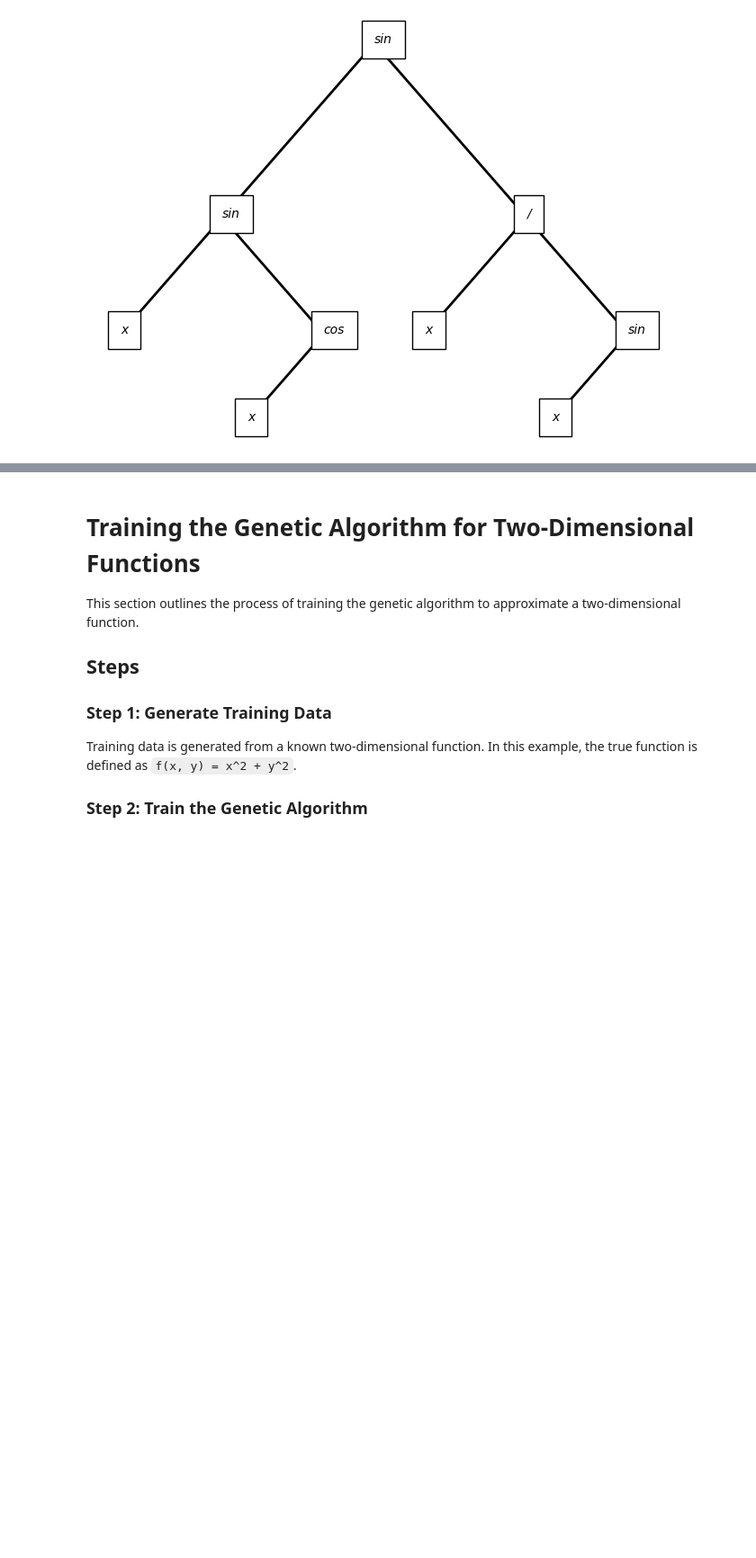
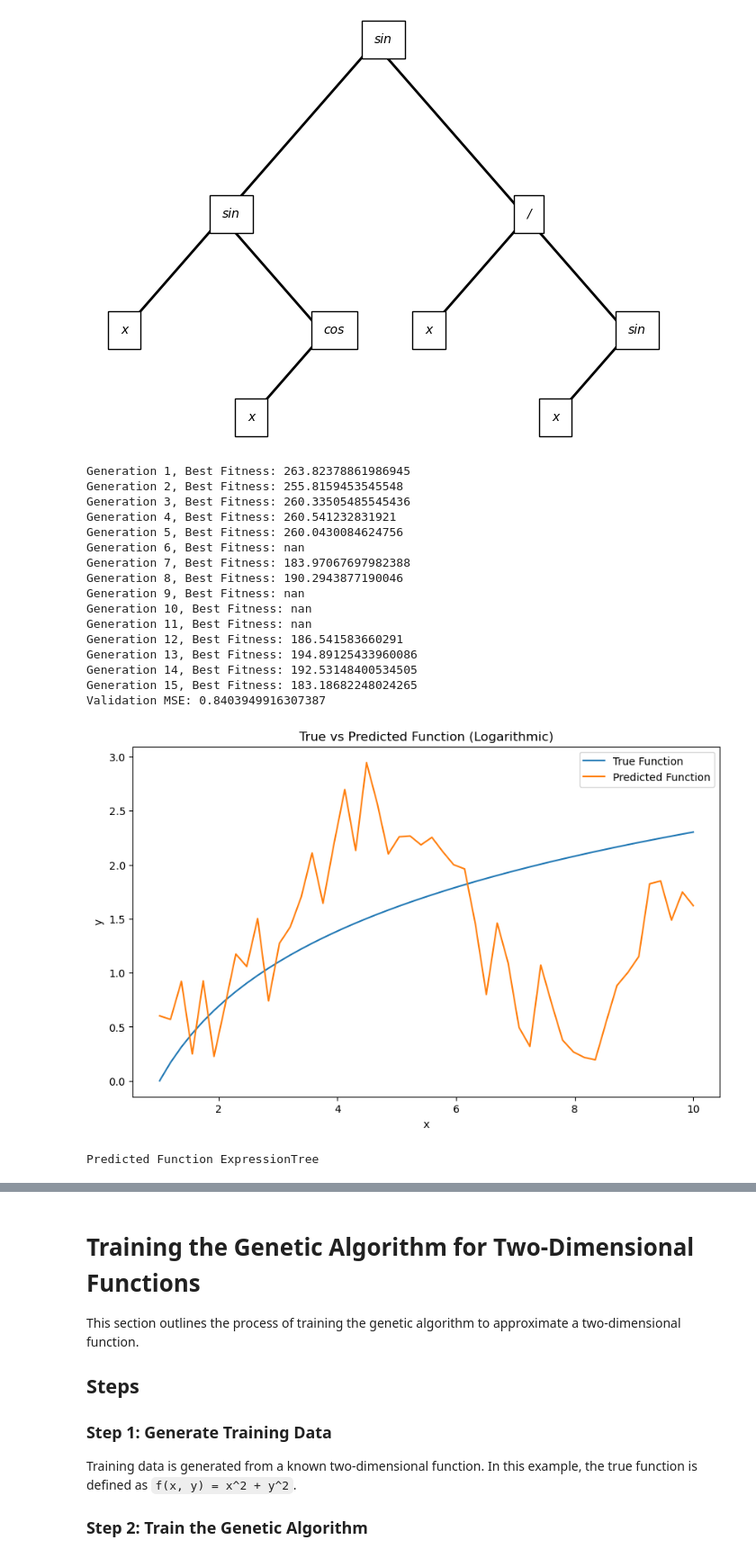
Before and after one commit to MahdiAsadolahzade/Genetic-Programming, a Jupyter notebook: Genetic.ipynb, the cells around one changed output, grey strips where cells are left out. Shown at 90% size. Saved outputs shown, nothing was run; the diff lists cells and outputs as text; code cells hidden in the pictures; blank space fills up the shorter version.

```diff
--- a/Genetic.ipynb
+++ b/Genetic.ipynb
@@ -611,3 +611,70 @@ Validation MSE: 0.007794370160724832
 [figure]
 Predicted Function ExpressionTree
 [figure]
+# %%
+
+
+# Step 1: Generate training data from a known function
+def true_function(x):
+    return np.log(x)
+
+training_set_size = 200
+x_train = np.linspace(1, 20, training_set_size)  # Adjusted range for the log function
+y_train = true_function(x_train)
+
+training_set = list(zip(x_train, y_train))
+
+# Step 2: Train the genetic algorithm
+genetic_algorithm = GeneticAlgorithm(population_size=20, max_depth=5, training_set=training_set)
+population = genetic_algorithm.generate_initial_population()
+
+# Evolutionary loop
+generations = 0
+while not genetic_algorithm.termination_condition(generations):
+    population = genetic_algorithm.evolutionary_loop(population)
+    print(f"Generation {generations+1}, Best Fitness: {genetic_algorithm.evaluate_fitness(min(population, key=genetic_algorithm.evaluate_fitness))}")
+    generations += 1
+
+# Step 3: Validation
+validation_set_size = 50
+x_val = np.linspace(1, 10, validation_set_size)  # Adjusted range for validation
+y_val_true = true_function(x_val)
+
+# Predict using the best individual from the last generation
+best_individual = min(population, key=genetic_algorithm.evaluate_fitness)
+y_val_pred = [best_individual.root.evaluate(x) for x in x_val]
+
+# Step 4: Measure MSE
+mse = np.mean((y_val_true - y_val_pred) ** 2)
+print(f"Validation MSE: {mse}")
+
+# Step 5: Visualization
+plt.figure(figsize=(10, 6))
+plt.plot(x_val, y_val_true, label='True Function')
+plt.plot(x_val, y_val_pred, label='Predicted Function')
+plt.xlabel('x')
+plt.ylabel('y')
+plt.title('True vs Predicted Function (Logarithmic)')
+plt.legend()
+plt.show()
+print('Predicted Function ExpressionTree')
+best_individual.display()
+# %% [output]
+Generation 1, Best Fitness: 263.82378861986945
+Generation 2, Best Fitness: 255.8159453545548
+Generation 3, Best Fitness: 260.33505485545436
+Generation 4, Best Fitness: 260.541232831921
+Generation 5, Best Fitness: 260.0430084624756
+Generation 6, Best Fitness: nan
+Generation 7, Best Fitness: 183.97067697982388
+Generation 8, Best Fitness: 190.2943877190046
+Generation 9, Best Fitness: nan
+Generation 10, Best Fitness: nan
+Generation 11, Best Fitness: nan
+Generation 12, Best Fitness: 186.541583660291
+Generation 13, Best Fitness: 194.89125433960086
+Generation 14, Best Fitness: 192.53148400534505
+Generation 15, Best Fitness: 183.18682248024265
+Validation MSE: 0.8403949916307387
+[figure, added]
+Predicted Function ExpressionTree
```
Also changed, not shown: parts of 3 cells of this notebook.
